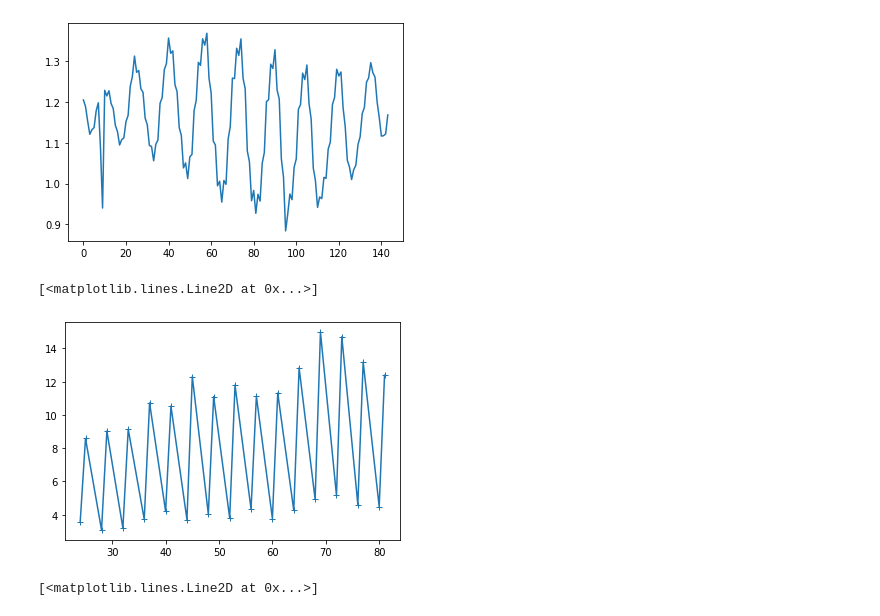
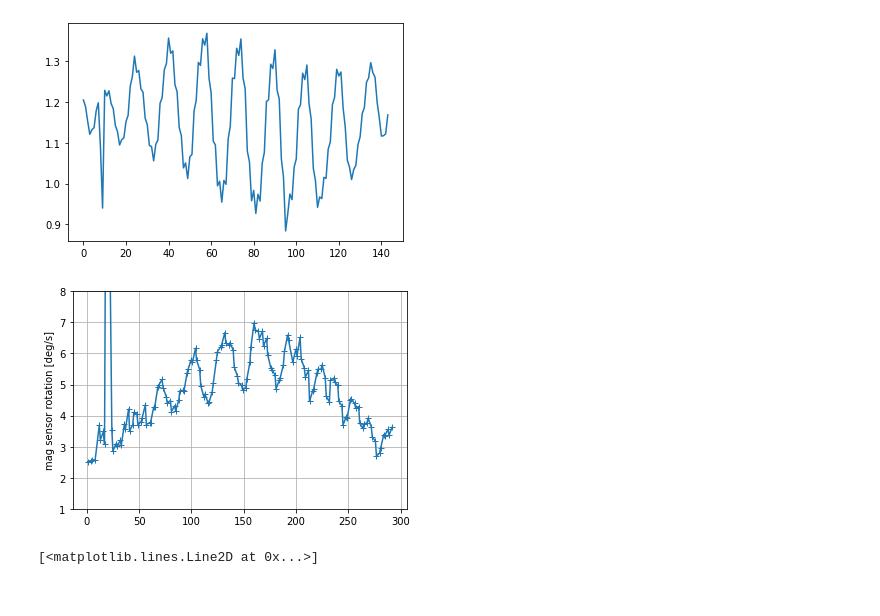
Before and after one commit to limu007/cube, a Jupyter notebook: Attitude_october.ipynb, the cells around one changed output. Cells and saved outputs as stored; diff of their text form; code cells hidden in the pictures.

```diff
--- a/Attitude_october.ipynb
+++ b/Attitude_october.ipynb
@@ -292,7 +277,7 @@ wee - vector (set of..) with angle2 from `[1,0,0]`
 
     rmatx.T@wee -> body frame
 # %%
-mbody=[m/norm(m) for m in mags]
+mbody=np.array([m/norm(m) for m in mags])
 phi=np.r_[:2*np.pi:40j]
 j,k=3,20
 wee=np.array([np.cos(angle2[j]),np.sin(angle2[j])*np.cos(phi[k]),np.sin(angle2[j])*np.sin(phi[k])])
@@ -795,14 +762,17 @@ pl.plot(cangs2)
 # %% [output]
 [<matplotlib.lines.Line2D at 0x...>]
 [figure]
-# %%
-mbody=np.array(mbody)
+# %%
+ddt=dt[2:-1]-dt[1:-2]
 # %%
 cangs=(mbody[1:,:]*mbody[:-1,:]).sum(1)
-pl.plot(dt[1:-2][10:40],np.rad2deg(np.arccos(cangs[10:40])),'-+')
+pl.plot(dt[1:-2],np.rad2deg(np.arccos(cangs))/ddt,'-+')
+pl.ylim(1,8)
+pl.grid()
+pl.ylabel("mag sensor rotation [deg/s]")
+mbad=np.where(np.rad2deg(np.arccos(cangs))/ddt>10)[0]+1
 # %% [output]
-[<matplotlib.lines.Line2D at 0x...>]
-[figure, old version]
+[figure, new version]
 # %%
 pl.plot(dt[1:-1],(mags**2).sum(1),'-+')
 # %% [output]
```
Also changed, not shown: parts of 12 cells of this notebook, 1 other file.
